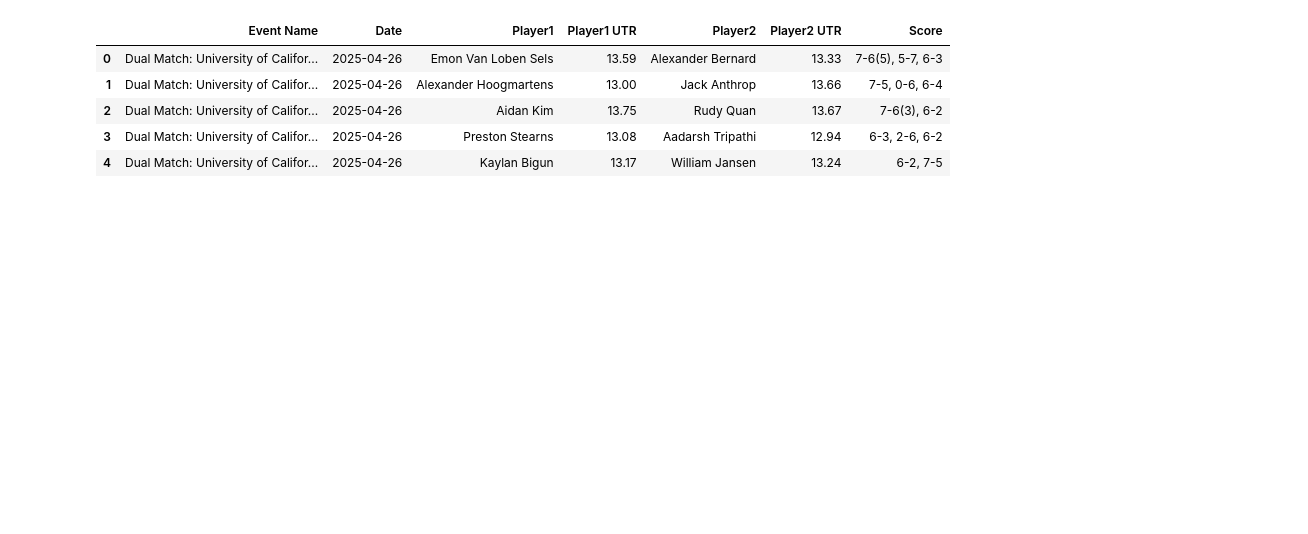
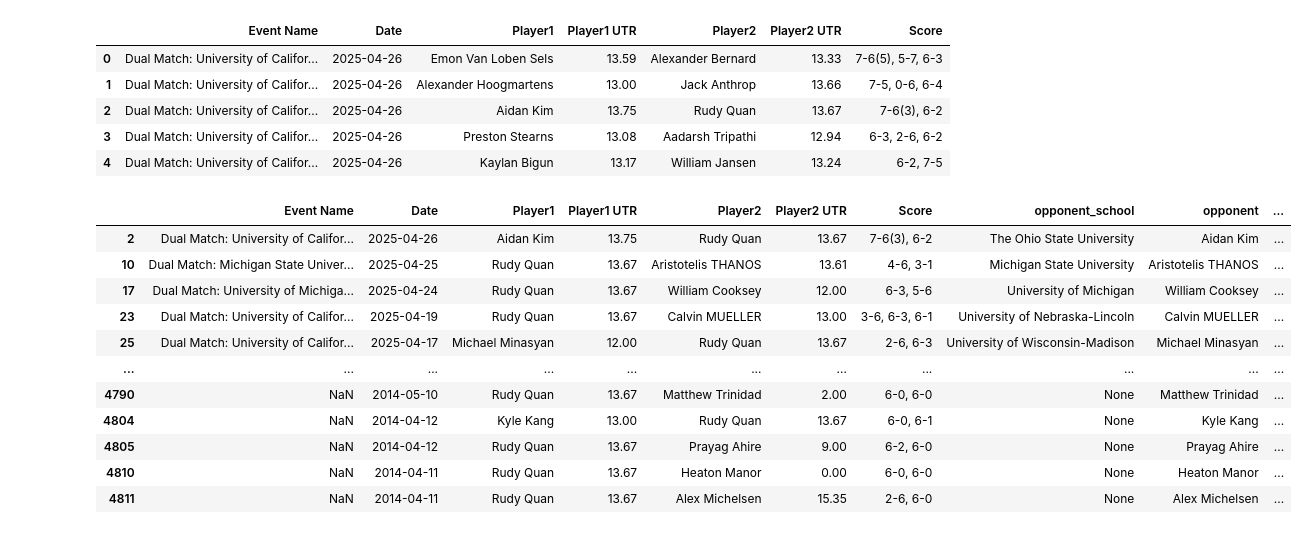
Before and after one commit to cjgimena/consulting-spring2025, a Jupyter notebook: season_report/index_page/index.ipynb, the cells around one changed output. Drawn from its saved outputs; the diff is of its cells as text; code cells hidden in the pictures; blank space fills up the shorter version.

```diff
--- a/season_report/index_page/index.ipynb
+++ b/season_report/index_page/index.ipynb
@@ -25,3 +26,97 @@ matches.head()
 | 2 | Dual Match: University of Califor... | 2025-04-26 | Aidan Kim | 13.75 | Rudy Quan | 13.67 | 7-6(3), 6-2 |
 | 3 | Dual Match: University of Califor... | 2025-04-26 | Preston Stearns | 13.08 | Aadarsh Tripathi | 12.94 | 6-3, 2-6, 6-2 |
 | 4 | Dual Match: University of Califor... | 2025-04-26 | Kaylan Bigun | 13.17 | William Jansen | 13.24 | 6-2, 7-5 |
+# %%
+# Set UCLA name
+my_school = "University of California, Los Angeles"
+
+# Extract opponent name from 'Event Name'
+def get_opponent(event):
+    if not isinstance(event, str):
+        return None
+    teams = re.findall(r'vs\s(.+)', event)
+    if my_school in event and teams:
+        return teams[0].strip() if my_school in event.split('vs')[0] else event.split('vs')[0].replace('Dual Match:', '').strip()
+    return None
+
+matches['opponent_school'] = matches['Event Name'].apply(get_opponent)
+
+# Set of UCLA players
+ucla_players = {
+    "Andrei Crabel", "Alexander Hoogmartens", "Spencer Johnson", "Rudy Quan",
+    "Giacomo Revelli", "Aadarsh Tripathi", "Gianluca Ballotta", "Kaylan Bigun",
+    "Cassius Chinlund", "Emon van Loben Sels", "Leo von Bismarck"
+}
+
+matches['opponent'] = matches.apply(
+    lambda row: row['Player2'] if row['Player1'] in ucla_players else (
+        row['Player1'] if row['Player2'] in ucla_players else None
+    ),
+    axis=1
+)
+
+matches['ucla_result'] = matches.apply(
+    lambda row: 'Win' if row['Player1'] in ucla_players else (
+        'Loss' if row['Player2'] in ucla_players else None
+    ),
+    axis=1
+)
+
+# Helper function to flip scores like "7-6(5), 5-7, 6-3"
+def flip_score(score_str):
+    if not isinstance(score_str, str):
+        return score_str
+    flipped = []
+    for set_score in score_str.split(', '):
+        match = re.match(r'(\d+)-(\d+)(\(\d+\))?', set_score)
+        if match:
+            p1, p2, tiebreak = match.groups()
+            flipped_score = f"{p2}-{p1}"
+            if tiebreak:
+                flipped_score += tiebreak
+            flipped.append(flipped_score)
+        else:
+            flipped.append(set_score)  # Preserve unrecognized formats
+    return ', '.join(flipped)
+
+# Flip the score only if Player 2 is a UCLA player
+matches['Score (UCLA Perspective)'] = matches.apply(
+    lambda row: flip_score(row['Score']) if row['Player2'] in ucla_players else row['Score'],
+    axis=1
+)
+
+matches
+
+# filter through each player on ucla team
+## Gianluca Ballotta
+gianlucaBallotta_df = matches[(matches['Player1'] == 'Gianluca Ballotta') | (matches['Player2'] == 'Gianluca Ballotta')]
+gianlucaBallotta_df
+## Kaylan Bigun
+kaylanBigun_df = matches[(matches['Player1'] == 'Kaylan Bigun') | (matches['Player2'] == 'Kaylan Bigun')]
+kaylanBigun_df
+## Cassius Chinlund
+cassius_df = matches[(matches['Player1'] == 'Kaylan Bigun') | (matches['Player2'] == 'Kaylan Bigun')]
+kaylanBigun_df
+## Andrei Crabel
+## Alexander Hoogmartens
+## Spencer Johnson
+## Rudy Quan
+rudy_df = matches[(matches['Player1'] == 'Rudy Quan') | (matches['Player2'] == 'Rudy Quan')]
+rudy_df
+## Giacomo Revelli
+## Aadarsh Tripathi
+## Emon van Loben Sels
+## Leo von Bismarck
+# %% [output]
+|  | Event Name | Date | Player1 | Player1 UTR | Player2 | Player2 UTR | Score | opponent_school | opponent | ... |
+| 2 | Dual Match: University of Califor... | 2025-04-26 | Aidan Kim | 13.75 | Rudy Quan | 13.67 | 7-6(3), 6-2 | The Ohio State University | Aidan Kim | ... |
+| 10 | Dual Match: Michigan State Univer... | 2025-04-25 | Rudy Quan | 13.67 | Aristotelis THANOS | 13.61 | 4-6, 3-1 | Michigan State University | Aristotelis THANOS | ... |
+| 17 | Dual Match: University of Michiga... | 2025-04-24 | Rudy Quan | 13.67 | William Cooksey | 12.00 | 6-3, 5-6 | University of Michigan | William Cooksey | ... |
+| 23 | Dual Match: University of Califor... | 2025-04-19 | Rudy Quan | 13.67 | Calvin MUELLER | 13.00 | 3-6, 6-3, 6-1 | University of Nebraska-Lincoln | Calvin MUELLER | ... |
+| 25 | Dual Match: University of Califor... | 2025-04-17 | Michael Minasyan | 12.00 | Rudy Quan | 13.67 | 2-6, 6-3 | University of Wisconsin-Madison | Michael Minasyan | ... |
+| ... | ... | ... | ... | ... | ... | ... | ... | ... | ... | ... |
+| 4790 | NaN | 2014-05-10 | Rudy Quan | 13.67 | Matthew Trinidad | 2.00 | 6-0, 6-0 | None | Matthew Trinidad | ... |
+| 4804 | NaN | 2014-04-12 | Kyle Kang | 13.00 | Rudy Quan | 13.67 | 6-0, 6-1 | None | Kyle Kang | ... |
+| 4805 | NaN | 2014-04-12 | Rudy Quan | 13.67 | Prayag Ahire | 9.00 | 6-2, 6-0 | None | Prayag Ahire | ... |
+| 4810 | NaN | 2014-04-11 | Rudy Quan | 13.67 | Heaton Manor | 0.00 | 6-0, 6-0 | None | Heaton Manor | ... |
+| 4811 | NaN | 2014-04-11 | Rudy Quan | 13.67 | Alex Michelsen | 15.35 | 2-6, 6-0 | None | Alex Michelsen | ... |
```
Also changed, not shown: parts of 6 cells of this notebook.
